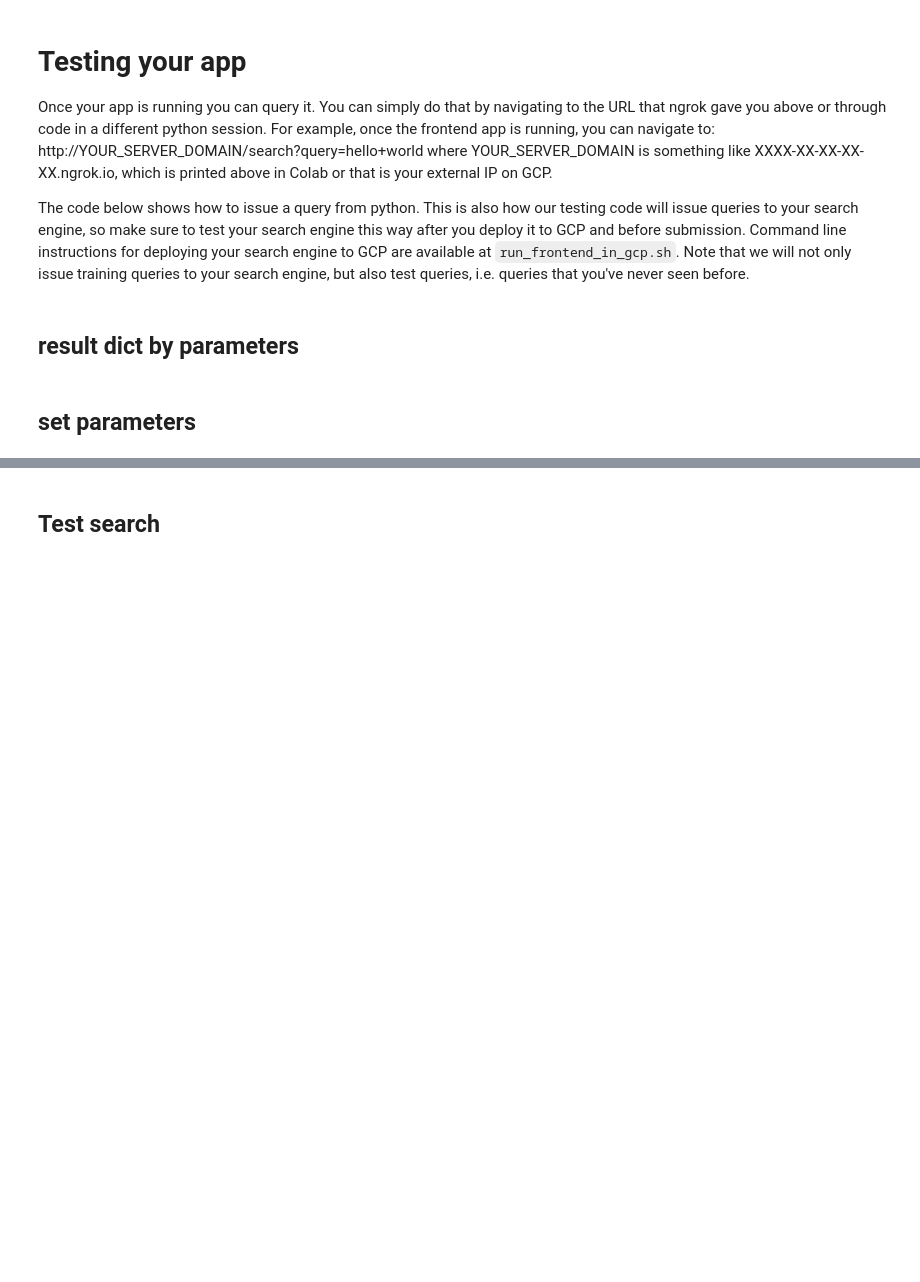
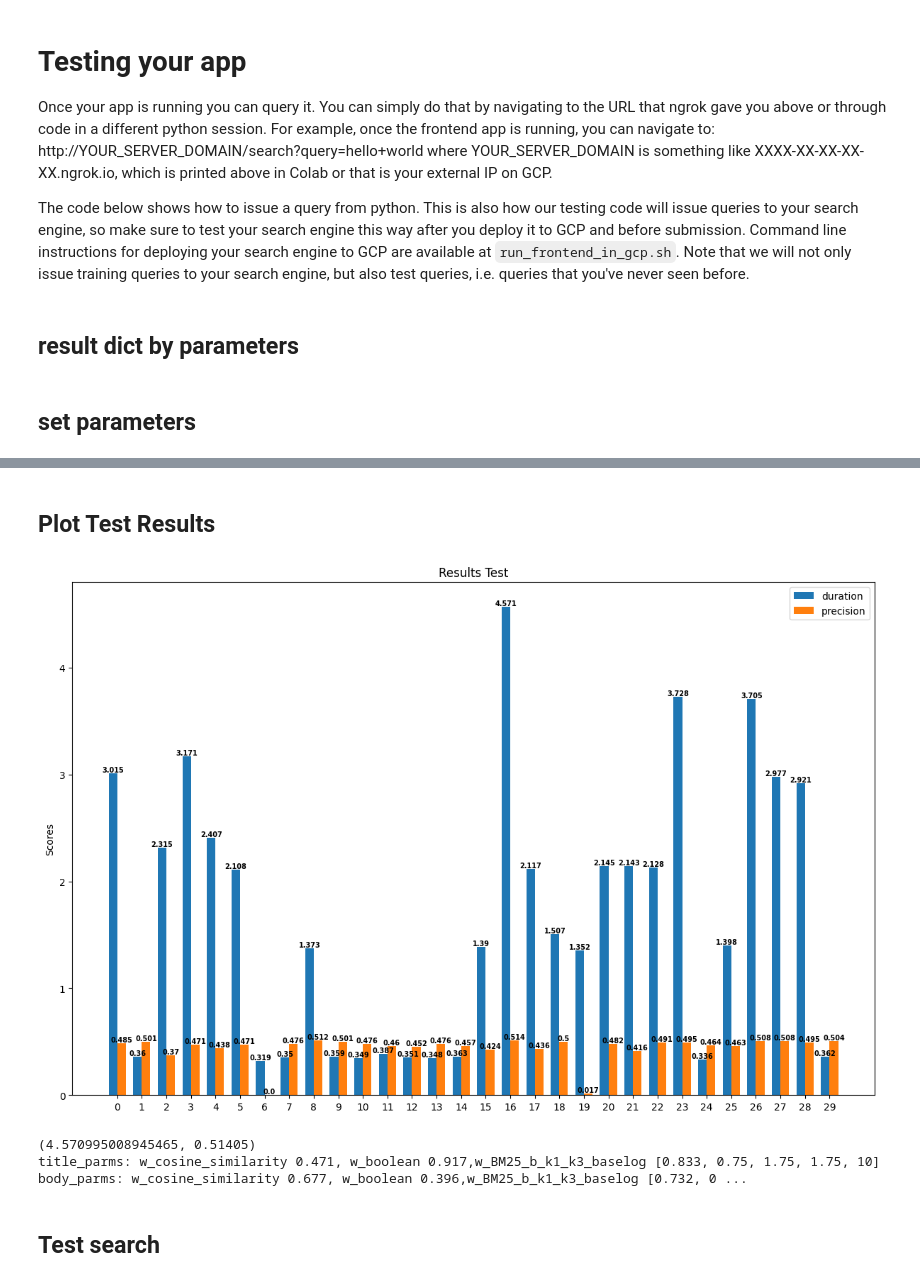
Before and after one commit to yuvalgorodissky/Information_retrieval_project, a Jupyter notebook: run_frontend_in_colab.ipynb, the cells around one changed output, grey strips where cells are left out. Saved outputs shown, nothing was run; the diff lists cells and outputs as text; code cells hidden in the pictures; blank space fills up the shorter version.

```diff
--- a/run_frontend_in_colab.ipynb
+++ b/run_frontend_in_colab.ipynb
@@ -94,7 +94,7 @@ The code below shows how to issue a query from python. This is also how our test
 import json
 
 with open('queries_train.json', 'rt') as f:
-  queries = json.load(f)
+  queries = dict(list(json.load(f).items())[:20])
 # %%
 def average_precision(true_list, predicted_list, k=40):
     true_set = frozenset(true_list)
@@ -109,7 +109,7 @@ def average_precision(true_list, predicted_list, k=40):
     return round(sum(precisions)/len(precisions),3)
 # %%
 def avg_time_pres(qs):
-  return sum([time for _,time,_ in qs])/len(qs),sum([pres for _,_,pres in qs if pres!= None])/(len(qs)-1)
+  return sum([time for _,time,_ in qs])/len(qs),sum([pres for _,_,pres in qs if pres!= None])/(len(qs))
 # %%
 def prams_to_string(parms):
   return f'title_parms: w_cosine_similarity {parms[0]}, w_boolean {parms[1]},w_BM25_b_k1_k3_baselog {parms[2:7]}     body_parms: w_cosine_similarity {parms[7]}, w_boolean {parms[8]},w_BM25_b_k1_k3_baselog {parms[9:]}'
@@ -161,0 +174,9 @@ qs_res
+# %%
+def set_param(parameters):
+  duration, ap = None, None
+  try:
+    res = requests.post(url+'/set_parameters',json=parameters)
+    if res.status_code == 200:
+      qs_res= res.json()
+  except:
+    pass
@@ -162,3 +200,54 @@ qs_res
+# %%
+  for i in range(30):
+    parameters = get_parameters(parameters)
+    set_param(parameters)
+    qs_res = search()
+    result_dict[prams_to_string(parameters)] = avg_time_pres(qs_res)
+# %% [markdown]
+## **Plot Test Results**
+# %%
+from nltk.metrics.scores import precision
+from matplotlib.pyplot import figure
+import matplotlib.pyplot as plt
+import numpy as np
+
+
+labels = result_dict.keys()
+duration,precision = zip(*result_dict.values())
+
+
+x = np.arange(len(labels))  # the label locations
+width = 0.35  # the width of the bars
+
+fig, ax = plt.subplots()
+rects1 = ax.bar(x - width/2, duration, width, label='duration')
+rects2 = ax.bar(x + width/2, precision, width, label='precision')
+
+# Add some text for labels, title and custom x-axis tick labels, etc.
+ax.set_ylabel('Scores')
+ax.set_title('Results Test')
+ax.set_xticks(range(len(labels)))
+ax.legend()
+
+for bar in rects1:
+  height = bar.get_height()
+  ax.text(bar.get_x() + bar.get_width()/2, height, round(height,3), ha='center', va='bottom',fontsize=7,fontweight='bold')
+
+for bar in rects2:
+  height = bar.get_height()
+  ax.text(bar.get_x() + bar.get_width()/2, height, round(height,3), ha='center', va='bottom',fontsize=7,fontweight='bold')
+fig.tight_layout()
+
+plt.show()
+max_key = max(result_dict, key = lambda x: result_dict.get(x)[1])
+
+
+print(result_dict[max_key])
+print(max_key)
+# %% [output]
+[figure, added]
+(4.570995008945465, 0.51405)
+title_parms: w_cosine_similarity 0.471, w_boolean 0.917,w_BM25_b_k1_k3_baselog [0.833, 0.75, 1.75, 1.75, 10]     body_parms: w_cosine_similarity 0.677, w_boolean 0.396,w_BM25_b_k1_k3_baselog [0.732, 0 ...
 # %% [markdown]
 ## **Test search**
 # %%
```
Also changed, not shown: parts of 8 cells of this notebook.
